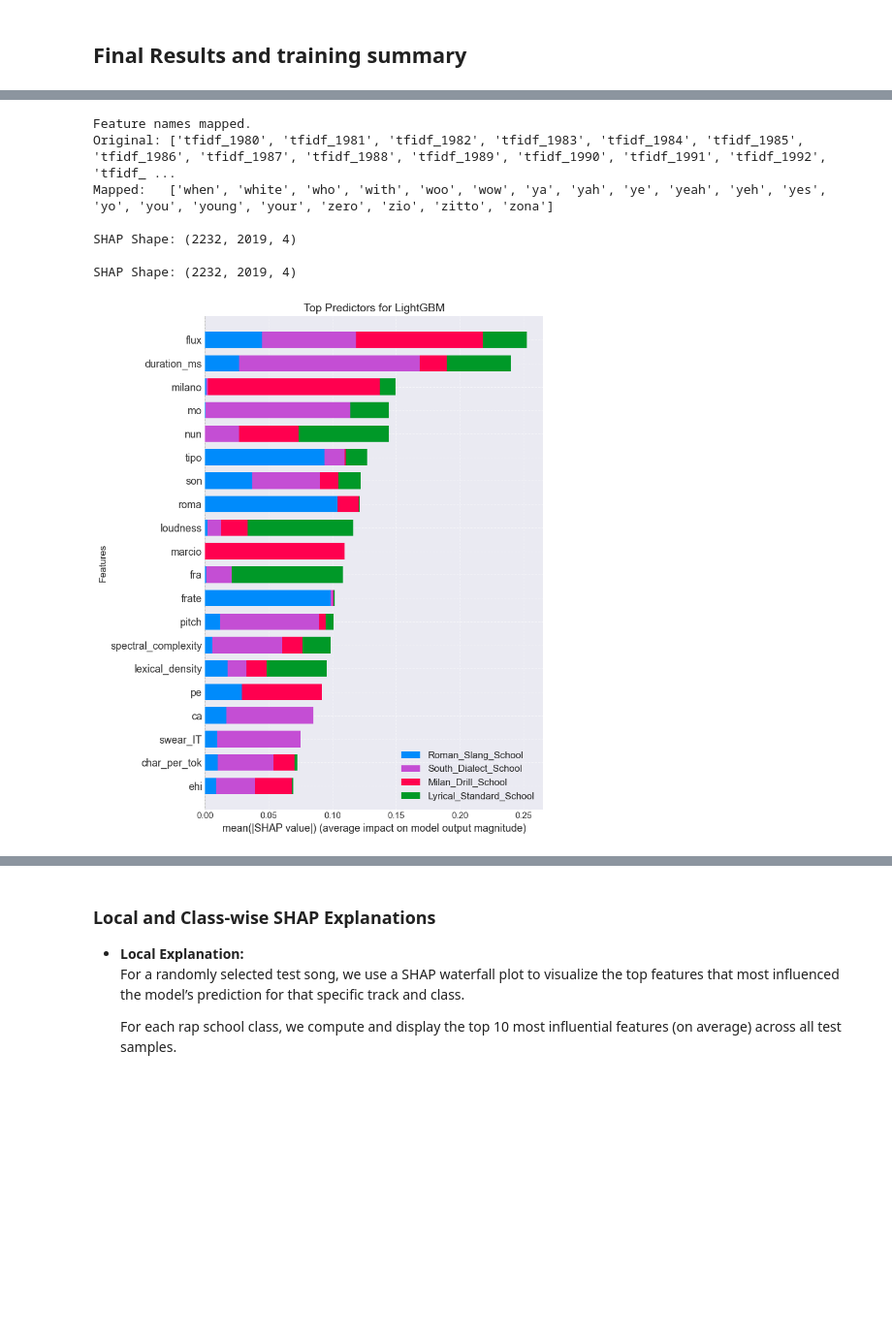
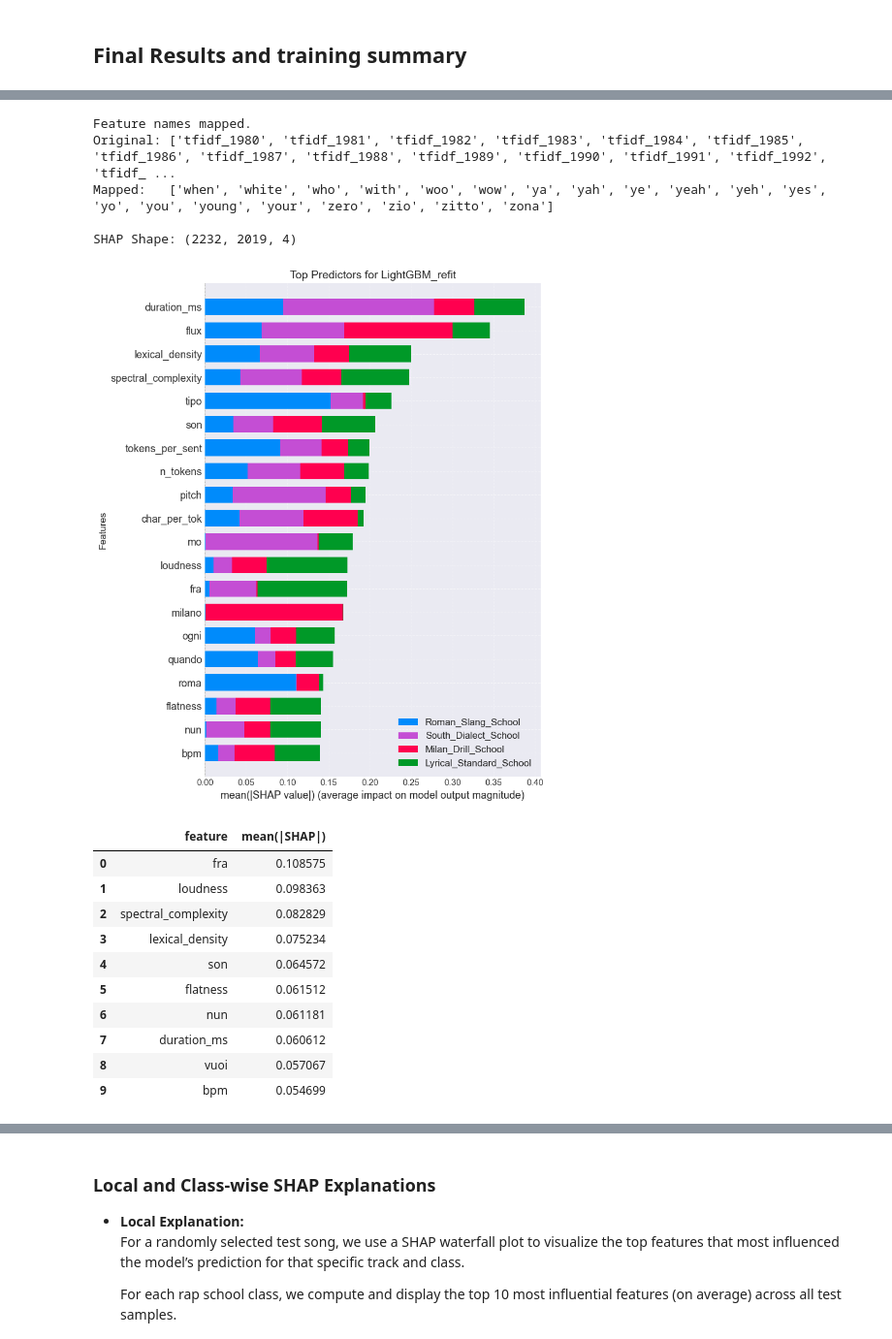
Before and after one commit to jaanisfehling/italian-rap-songs, a Jupyter notebook: predictive_analysis/predictive_analysis.ipynb, the cells around one changed output, grey strips where cells are left out. Shown at 97% size. Drawn from its saved outputs; the diff is of its cells as text; code cells hidden in the pictures; blank space fills up the shorter version.

```diff
--- a/predictive_analysis/predictive_analysis.ipynb
+++ b/predictive_analysis/predictive_analysis.ipynb
@@ -204,3 +202,11 @@ Classes: ['Lyrical_Standard_School' 'Milan_Drill_School' 'Roman_Slang_School'
+# %%
+
+X_train_es, X_val_es, y_train_es, y_val_es, idx_train_es, idx_val_es = train_test_split(
+    X_train, y_train, idx_train,
+    test_size=0.2,
+    random_state=42,
+    stratify=y_train
+)
 # %% [markdown]
 ## Model Training & Comparison
 
@@ -220,13 +227,16 @@ from sklearn.model_selection import learning_curve, StratifiedKFold
 from sklearn.metrics import f1_score, classification_report
 from sklearn.calibration import CalibratedClassifierCV
 
-# Convert to numpy arrays to avoid XGBoost compatibility issues with pandas DataFrames
+# We convert to numpy arrays to avoid XGBoost compatibility issues with pandas DataFrames
 if hasattr(X_train, 'values'):
     X_train = np.ascontiguousarray(X_train.values)
     X_test = np.ascontiguousarray(X_test.values)
 else:
     X_train = np.ascontiguousarray(X_train)
     X_test = np.ascontiguousarray(X_test)
+
+X_train_es = np.ascontiguousarray(X_train_es.values) if hasattr(X_train_es, "values") else np.ascontiguousarray(X_train_es)
+X_val_es   = np.ascontiguousarray(X_val_es.values)   if hasattr(X_val_es, "values")   else np.ascontiguousarray(X_val_es)
 # %% [markdown]
 ## Grid Search
 # %%
@@ -392,19 +349,18 @@ for name, model in tuned_models.items():
     print(f"\nTraining {name}...")
 
     if name == 'XGBoost':
-        # Set early_stopping_rounds on the model before fitting
         model.set_params(early_stopping_rounds=50)
-        eval_set = [(X_train, y_train), (X_test, y_test)]
-        model.fit(X_train, y_train, eval_set=eval_set, verbose=False)
+        eval_set = [(X_train_es, y_train_es), (X_val_es, y_val_es)]
+        model.fit(X_train_es, y_train_es, eval_set=eval_set, verbose=False)
         print(f" Stopped at epoch {model.best_iteration}")
 
     elif name == 'LightGBM':
-        eval_set = [(X_train, y_train), (X_test, y_test)]
+        eval_set = [(X_train_es, y_train_es), (X_val_es, y_val_es)]
         callbacks = [lgb.early_stopping(stopping_rounds=50, verbose=False)]
-        model.fit(X_train, y_train, eval_set=eval_set, eval_metric='multi_logloss', callbacks=callbacks)
+        model.fit(X_train_es, y_train_es, eval_set=eval_set, eval_metric='multi_logloss', callbacks=callbacks)
         print(f" Stopped at epoch {model.best_iteration_}")
 
-    else: # RandomForest (No early stopping, but we tuned depth)
+    else:
         model.fit(X_train, y_train)
 
     y_pred = model.predict(X_test)
@@ -464,8 +635,6 @@ for i, v in enumerate(results.values()):
     plt.text(i, v + 0.02, f"{v:.3f}", ha='center', fontweight='bold')
 plt.show()
 
-best_model_name = max(results, key=results.get)
-best_model = tuned_models[best_model_name]
 print(f"\nBest Model: {best_model_name} with F1-Macro: {results[best_model_name]:.4f}")
 # %% [output]
 Passing `palette` without assigning `hue` is deprecated and will be removed in v0.14.0. Assign the `x` variable to `hue` and set `legend=False` for the same effect.
@@ -582,36 +693,58 @@ print("Feature names mapped.")
 print(f"Original: {list(X.columns)[-20:]}")
 print(f"Mapped:   {display_feature_names[-20:]}")
 
-if best_model_name in ['XGBoost', 'LightGBM', 'RandomForest']:
-    explainer = shap.TreeExplainer(best_model)
+if any(m in best_model_name for m in ['XGBoost', 'LightGBM', 'RandomForest']):
+    # For LightGBM, using the booster directly avoids the 'feature_names_in_' setter error
+    model_to_explain = best_model.booster_ if 'LightGBM' in best_model_name else best_model
+    explainer = shap.TreeExplainer(model_to_explain)
     shap_explanation = explainer(X_test)
 else:
     explainer = shap.KernelExplainer(best_model.predict_proba, X_train[:50])
     shap_explanation = explainer(X_test)
 
 print(f"\nSHAP Shape: {shap_explanation.shape}")
 
 plt.figure(figsize=(12, 8))
 plt.title(f"Top Predictors for {best_model_name}", fontsize=14)
 plt.xlabel("SHAP values - Impact on model output", fontsize=12)
 plt.ylabel("Features", fontsize=12)
 plt.grid(True, linestyle='--', alpha=0.5)
 
 shap.summary_plot(
     shap_values=shap_explanation.values,
     features=X_test,
     feature_names=display_feature_names,
     class_names=le_target.classes_,
     plot_type="bar"
 )
 
+shap_vals = shap_explanation.values
+if shap_vals.ndim == 3:
+    import pandas as pd
+    for ci, cname in enumerate(le_target.classes_):
+        mean_abs = np.abs(shap_vals[:, :, ci]).mean(axis=0)
+        top = np.argsort(mean_abs)[::-1][:10]
+        display(pd.DataFrame({
+            "feature": np.array(display_feature_names)[top],
+            "mean(|SHAP|)": mean_abs[top],
+        }).reset_index(drop=True))
+
 plt.show()
 # %% [output]
 Feature names mapped.
 Original: ['tfidf_1980', 'tfidf_1981', 'tfidf_1982', 'tfidf_1983', 'tfidf_1984', 'tfidf_1985', 'tfidf_1986', 'tfidf_1987', 'tfidf_1988', 'tfidf_1989', 'tfidf_1990', 'tfidf_1991', 'tfidf_1992', 'tfidf_ ...
 Mapped:   ['when', 'white', 'who', 'with', 'woo', 'wow', 'ya', 'yah', 'ye', 'yeah', 'yeh', 'yes', 'yo', 'you', 'young', 'your', 'zero', 'zio', 'zitto', 'zona']
 
 SHAP Shape: (2232, 2019, 4)
-
-SHAP Shape: (2232, 2019, 4)
-[figure, old version]
+[figure, new version]
+|  | feature | mean(|SHAP|) |
+| 0 | fra | 0.108575 |
+| 1 | loudness | 0.098363 |
+| 2 | spectral_complexity | 0.082829 |
+| 3 | lexical_density | 0.075234 |
+| 4 | son | 0.064572 |
+| 5 | flatness | 0.061512 |
+| 6 | nun | 0.061181 |
+| 7 | duration_ms | 0.060612 |
+| 8 | vuoi | 0.057067 |
+| 9 | bpm | 0.054699 |
```
Also changed, not shown: parts of 30 cells of this notebook.
